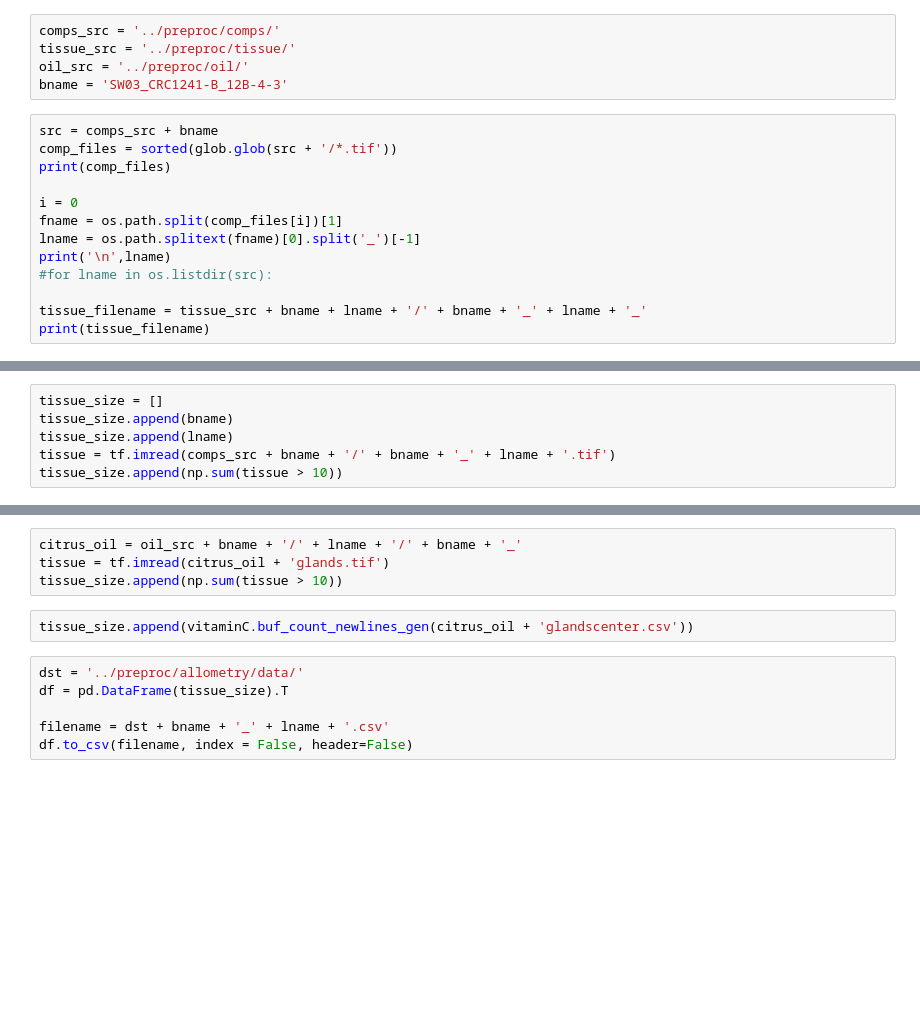
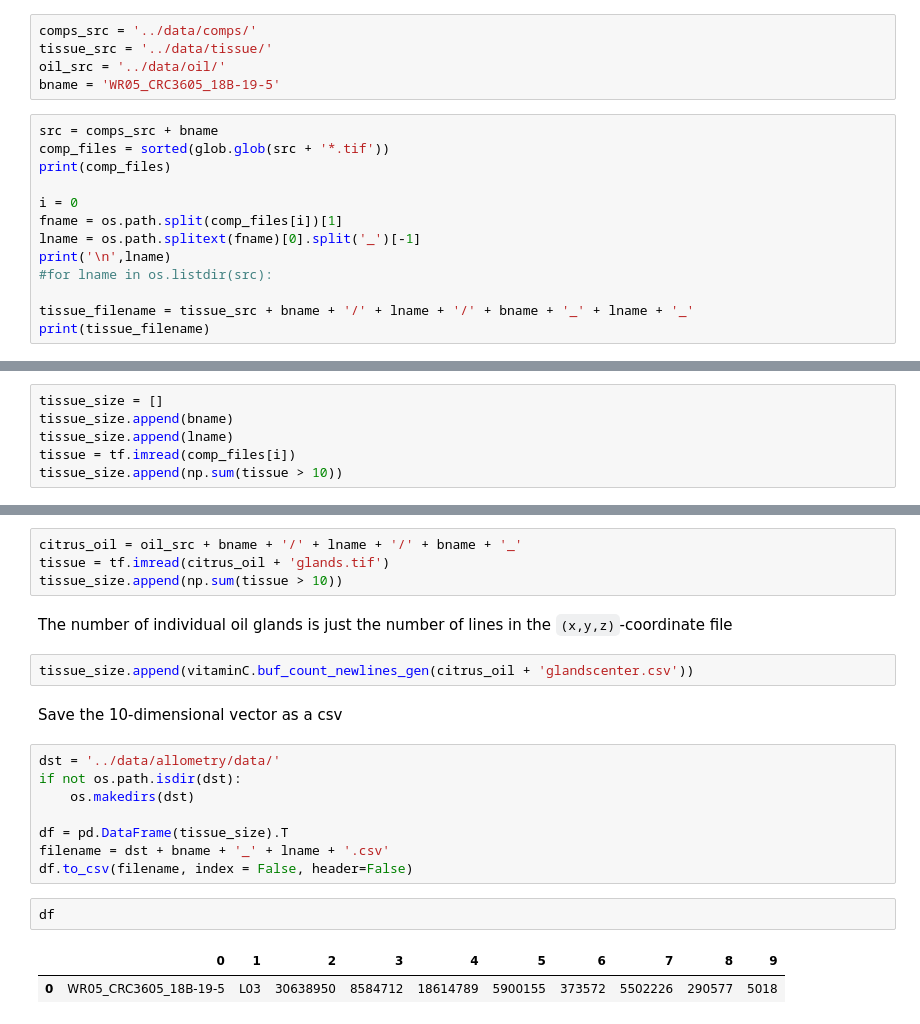
Before and after one commit to amezqui3/vitaminC_morphology, a Jupyter notebook: jupyter/06_size_count.ipynb, the cells around one changed output, grey strips where cells are left out. Cells and saved outputs as stored; diff of their text form; blank space fills up the shorter version.

```diff
--- a/jupyter/06_size_count.ipynb
+++ b/jupyter/06_size_count.ipynb
@@ -23,11 +63,11 @@ reload(vitaminC)
 # %%
-comps_src = '../preproc/comps/'
-tissue_src = '../preproc/tissue/'
-oil_src = '../preproc/oil/'
-bname = 'SW03_CRC1241-B_12B-4-3'
+comps_src = '../data/comps/'
+tissue_src = '../data/tissue/'
+oil_src = '../data/oil/'
+bname = 'WR05_CRC3605_18B-19-5'
 # %%
 src = comps_src + bname
-comp_files = sorted(glob.glob(src + '/*.tif'))
+comp_files = sorted(glob.glob(src + '*.tif'))
 print(comp_files)
 
 i = 0
@@ -36,6 +76,6 @@ lname = os.path.splitext(fname)[0].split('_')[-1]
 print('\n',lname)
 #for lname in os.listdir(src):
 
-tissue_filename = tissue_src + bname + lname + '/' + bname + '_' + lname + '_'
+tissue_filename = tissue_src + bname + '/' + lname + '/' + bname + '_' + lname + '_'
 print(tissue_filename)
 # %% [output]
@@ -47,7 +87,7 @@ print(tissue_filename)
 tissue_size = []
 tissue_size.append(bname)
 tissue_size.append(lname)
-tissue = tf.imread(comps_src + bname + '/' + bname + '_' + lname + '.tif')
+tissue = tf.imread(comp_files[i])
 tissue_size.append(np.sum(tissue > 10))
 # %%
 tissue_types = ['exocarp', 'endocarp', 'rind']
@@ -78,11 +118,22 @@ tissue_size.append(np.sum(meso > 10))
 citrus_oil = oil_src + bname + '/' + lname + '/' + bname + '_'
 tissue = tf.imread(citrus_oil + 'glands.tif')
 tissue_size.append(np.sum(tissue > 10))
+# %% [markdown]
+The number of individual oil glands is just the number of lines in the `(x,y,z)`-coordinate file
 # %%
 tissue_size.append(vitaminC.buf_count_newlines_gen(citrus_oil + 'glandscenter.csv'))
+# %% [markdown]
+Save the 10-dimensional vector as a csv
 # %%
-dst = '../preproc/allometry/data/'
+dst = '../data/allometry/data/'
+if not os.path.isdir(dst):
+    os.makedirs(dst)
+
 df = pd.DataFrame(tissue_size).T
-
 filename = dst + bname + '_' + lname + '.csv'
 df.to_csv(filename, index = False, header=False)
+# %%
+df
+# %% [output]
+|  | 0 | 1 | 2 | 3 | 4 | 5 | 6 | 7 | 8 | 9 |
+| 0 | WR05_CRC3605_18B-19-5 | L03 | 30638950 | 8584712 | 18614789 | 5900155 | 373572 | 5502226 | 290577 | 5018 |
```
Also changed, not shown: parts of 6 cells of this notebook, 46 other files.
